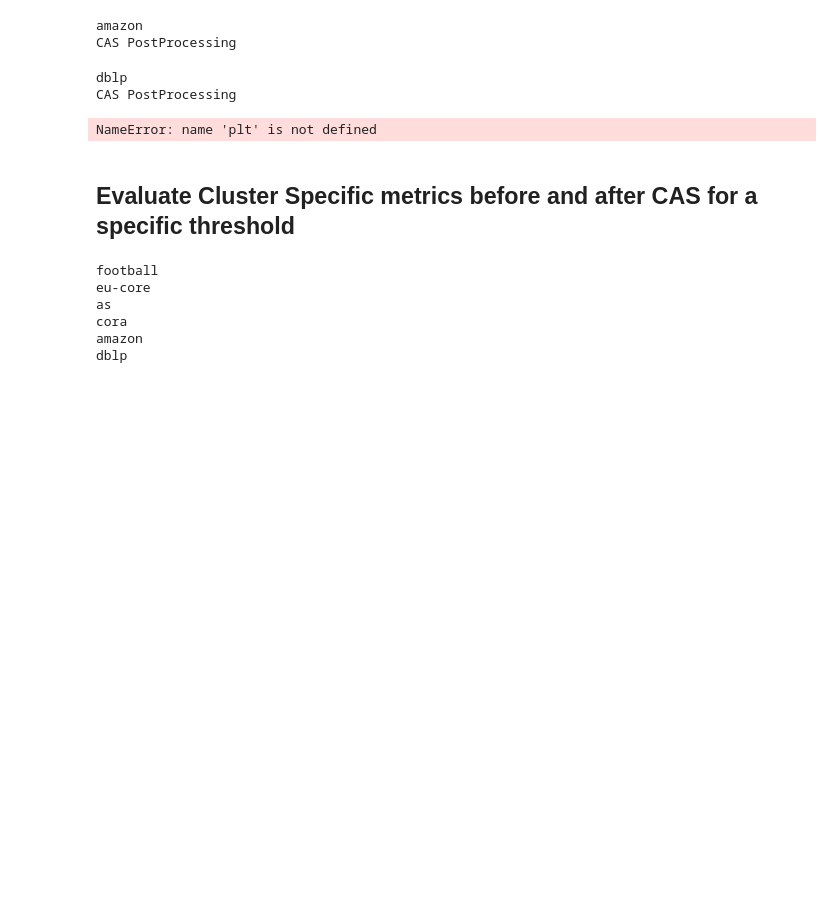
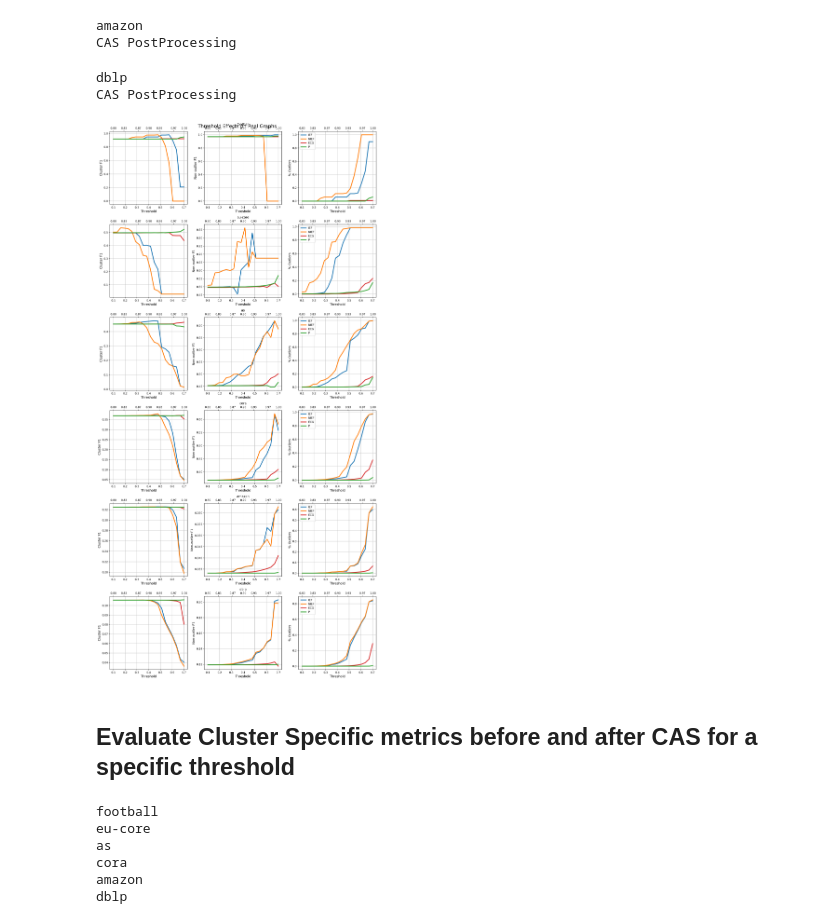
Before and after one commit to ryandewolfe33/CAS, a Jupyter notebook: experiments/outliers.ipynb, the cells around one changed output. Drawn from its saved outputs; the diff is of its cells as text; code cells hidden in the pictures; blank space fills up the shorter version.

Commit message:
Rerun overlap and outlier experiments

```diff
--- a/experiments/outliers.ipynb
+++ b/experiments/outliers.ipynb
@@ -682,11 +682,12 @@ def load_graph(name):
 # %%
 graphs = ["football", "eu-core", "as", "cora", "amazon", "dblp"]
 ief_thresholds = np.linspace(0.1, 0.6, 20)
-p_thresholds = np.linspace(0.8, 0.999, 20)
+p_thresholds = np.linspace(0.9, 0.999, 20)
 
 # Store (Cluster F1, Non-Outlier Cluster F1, % Outlier) in first axis, theshold in second axis, REP in third axis
 ief = np.empty((len(graphs), 3, len(ief_thresholds)))
 nief = np.empty((len(graphs),3, len(ief_thresholds)))
+ecg = np.empty((len(graphs),3, len(ief_thresholds)))
 p = np.empty((len(graphs), 3, len(p_thresholds)))
 
 
@@ -697,30 +698,39 @@ for i, name in enumerate(graphs):
         is_outlier = labels.getnnz(0) == 0
     else:
         is_outlier = labels == -1
-    predict = ECG().fit_predict(adjacency)
+    ecgo = ECG()
+    predict = ecgo.fit_predict(adjacency)
     print("CAS PostProcessing")
     with tqdm(total=len(ief_thresholds)) as pbar:
         for j, (t1, t2) in enumerate(zip(ief_thresholds, p_thresholds)):
             cas_predict = CAS.CASPostProcesser(score="ief", threshold=t1).fit_predict(
                 predict, adjacency
             )
-            ief[i, 1, j] = np.sum(cas_predict == -1) / len(cas_predict)
-            ief[i, 2, j] = F1(is_outlier, cas_predict == -1, zero_division=0.0)
-            ief[i, 0, j] = cluster_f1s(labels, cas_predict)
+            ief[i, 0, j] = ce.cluster_f1s(labels, cas_predict)
+            ief[i, 1, j] = ce.cluster_f1s(labels, cas_predict, drop_outliers=True)
+            ief[i, 2, j] = np.sum(cas_predict == -1) / len(cas_predict)
 
             cas_predict = CAS.CASPostProcesser(score="nief", threshold=t1).fit_predict(
                 predict, adjacency
             )
-            nief[i, 1, j] = np.sum(cas_predict == -1) / len(cas_predict)
-            nief[i, 2, j] = F1(is_outlier, cas_predict == -1, zero_division=0.0)
-            nief[i, 0, j] = cluster_f1s(labels, cas_predict)
+            nief[i, 0, j] = ce.cluster_f1s(labels, cas_predict)
+            nief[i, 1, j] = ce.cluster_f1s(labels, cas_predict, drop_outliers=True)
+            nief[i, 2, j] = np.sum(cas_predict == -1) / len(cas_predict)
+
+
+            cas_predict = CAS.CASPostProcesser(score="ief", threshold=t1).fit_predict(
+                predict, ecgo.weights
+            )
+            ecg[i, 0, j] = ce.cluster_f1s(labels, cas_predict)
+            ecg[i, 1, j] = ce.cluster_f1s(labels, cas_predict, drop_outliers=True)
+            ecg[i, 2, j] = np.sum(cas_predict == -1) / len(cas_predict)
 
             cas_predict = CAS.CASPostProcesser(score="p", threshold=t2).fit_predict(
                 predict, adjacency
             )
-            p[i, 1, j] = np.sum(cas_predict == -1) / len(cas_predict)
-            p[i, 2, j] = F1(is_outlier, cas_predict == -1, zero_division=0.0)
-            p[i, 0, j] = cluster_f1s(labels, cas_predict)
+            p[i, 0, j] = ce.cluster_f1s(labels, cas_predict)
+            p[i, 1, j] = ce.cluster_f1s(labels, cas_predict, drop_outliers=True)
+            p[i, 2, j] = np.sum(cas_predict == -1) / len(cas_predict)
 
             pbar.update()
 # %% [output]
@@ -771,38 +781,45 @@ for i in range(len(graphs)):
             label="NIEF",
             c=colors[1],
         )
+        lines += axs[i,j].plot(
+            ief_thresholds,
+            ecg[i, j, :],
+            linewidth=3,
+            label="ECG",
+            c=colors[3],
+        )
         lines += twy.plot(
             p_thresholds, p[i, j, :], label="P", linewidth=3, c=colors[2]
         )
         labels = [l.get_label() for l in lines]
 
         # Align tick marks, 5 looks good
         n_ticks = 7
         ief_ticks = np.linspace(np.min(ief_thresholds), np.max(ief_thresholds), n_ticks)
         axs[i,j].set_xticks(ief_ticks)
         p_ticks = np.round(np.linspace(np.min(p_thresholds), 1, n_ticks), 2)
         twy.set_xticks(p_ticks)
         axs[i,j].grid()
-        axs[i,j].ylims((0,1))
+        #axs[i,j].set_ylim((0,1))
 
     axs[i,0].set_ylabel("Cluster F1", fontsize=12)
-    axs[i,1].set_ylabel("% Outliers", fontsize=12)
-    axs[i,2].set_ylabel("Outlier F1", fontsize=12)
+    axs[i,1].set_ylabel("Non-outlier F1", fontsize=12)
+    axs[i,2].set_ylabel("% Outliers", fontsize=12)
     axs[i,0].set_xlabel("Threshold", fontsize=12)
     axs[i,1].set_xlabel("Threshold", fontsize=12)
     axs[i,2].set_xlabel("Threshold", fontsize=12)
     axs[i,2].legend(lines, labels)
     axs[i,1].set_title(graphs[i])
 plt.suptitle(
     f"Threshold Effects on Real Graphs",
     fontsize=18,
 )
 fig = plt.gcf()
 fig.set_size_inches(15, 5*len(graphs))
 fig.set_dpi(200)
 fig.tight_layout()
 # %% [output]
-NameError: name 'plt' is not defined
+[figure, added]
 # %% [markdown]
 ## Evaluate Cluster Specific metrics before and after CAS for a specific threshold
 # %%
```
Also changed, not shown: parts of 2 cells of this notebook, 1 other file.
